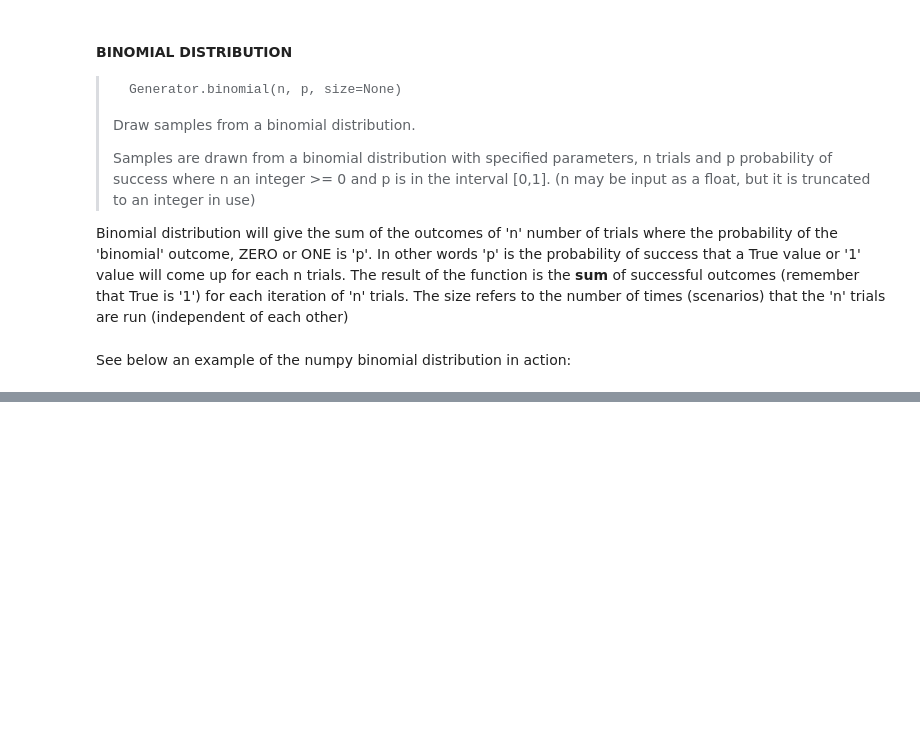
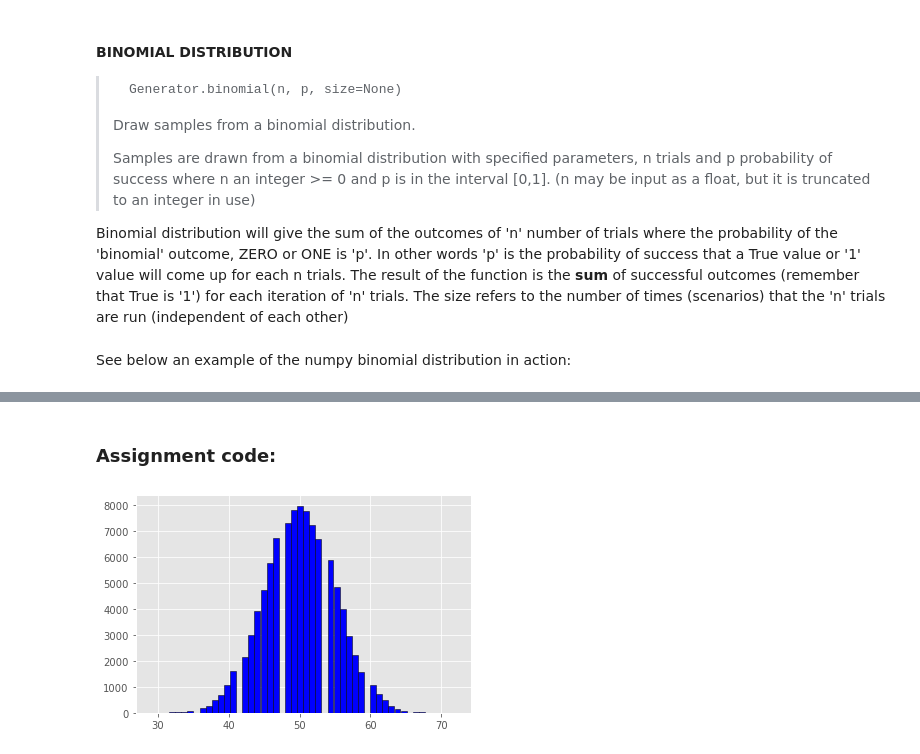
Before and after one commit to dssheldon/foda-tasks-sds, a Jupyter notebook: FoDA - Tasks 2020.ipynb, the cells around one changed output, grey strips where cells are left out. Saved outputs shown, nothing was run; the diff lists cells and outputs as text; code cells hidden in the pictures; blank space fills up the shorter version.

```diff
--- a/FoDA - Tasks 2020.ipynb
+++ b/FoDA - Tasks 2020.ipynb
@@ -491,0 +503,8 @@ As per http://staweb.sta.cathedral.org/departments/math/mhansen/public_html/23st
+# %% [markdown]
+### Assignment code:
+# %%
+x = np.random.default_rng().binomial(n=100, p=0.5, size=100000) # 100 coin flips with a 50% success rate  and 1000000 scenarios run
+sns.distplot(x, color='b', hist=True, kde=False, hist_kws={"rwidth":0.98,'edgecolor':'black', 'alpha':1.0}) #plotting the outcomes
+plt.show()
+# %% [output]
+[figure, added]
```
Also changed, not shown: parts of 8 cells of this notebook.
